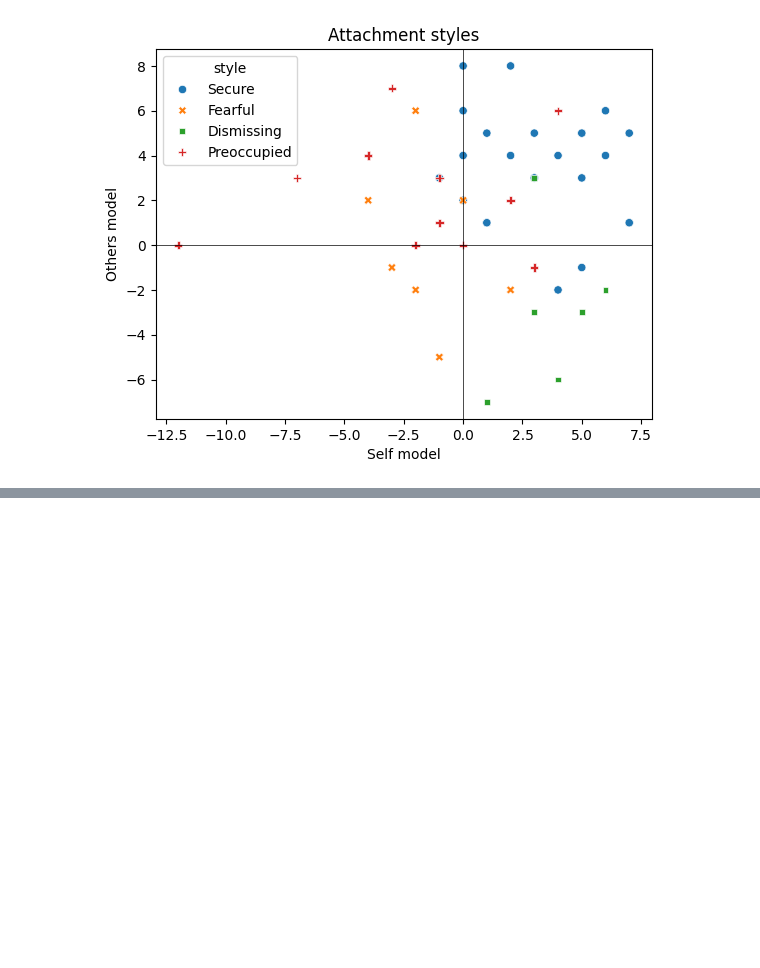
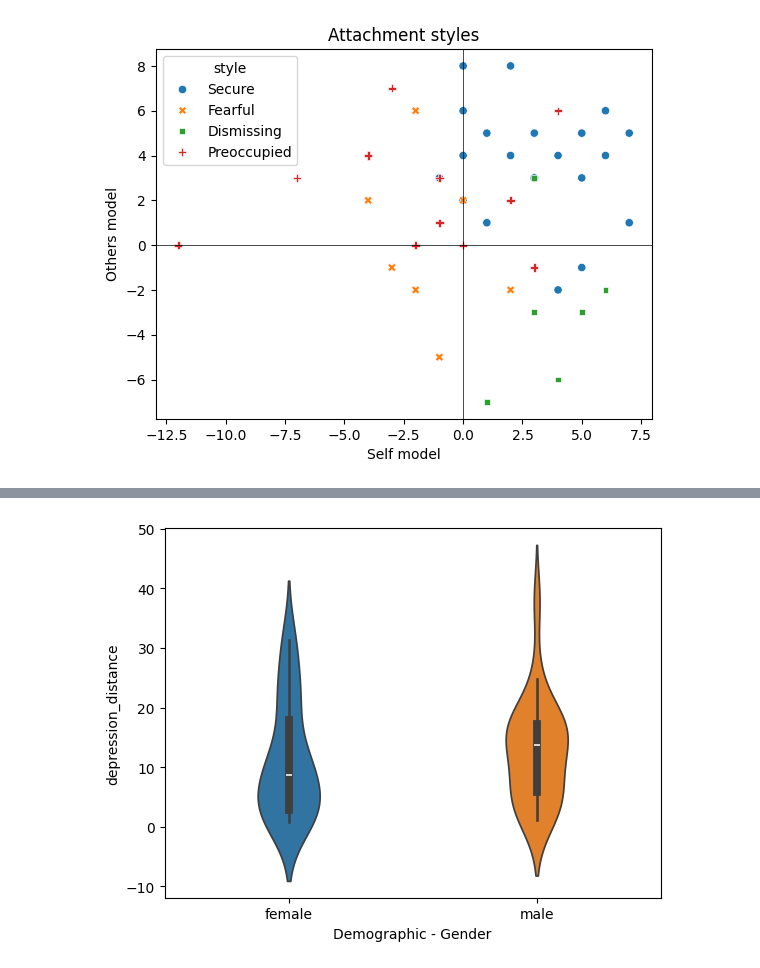
Before and after one commit to Zelev/attachment-jupyter, a Jupyter notebook: Attachment transcription service.ipynb, the cells around one changed output, grey strips where cells are left out. Saved outputs shown, nothing was run; the diff lists cells and outputs as text; code cells hidden in the pictures; blank space fills up the shorter version.

```diff
--- a/Attachment transcription service.ipynb
+++ b/Attachment transcription service.ipynb
@@ -827,0 +932,6 @@ df[
+# %%
+graph = sns.violinplot(
+    data=df, hue="Demographic - Gender", y="depression_distance", x="Demographic - Gender", width=0.5, gap=0.5
+    )
+# %% [output]
+[figure, added]
```
Also changed, not shown: parts of 22 cells of this notebook, 4 other files.
